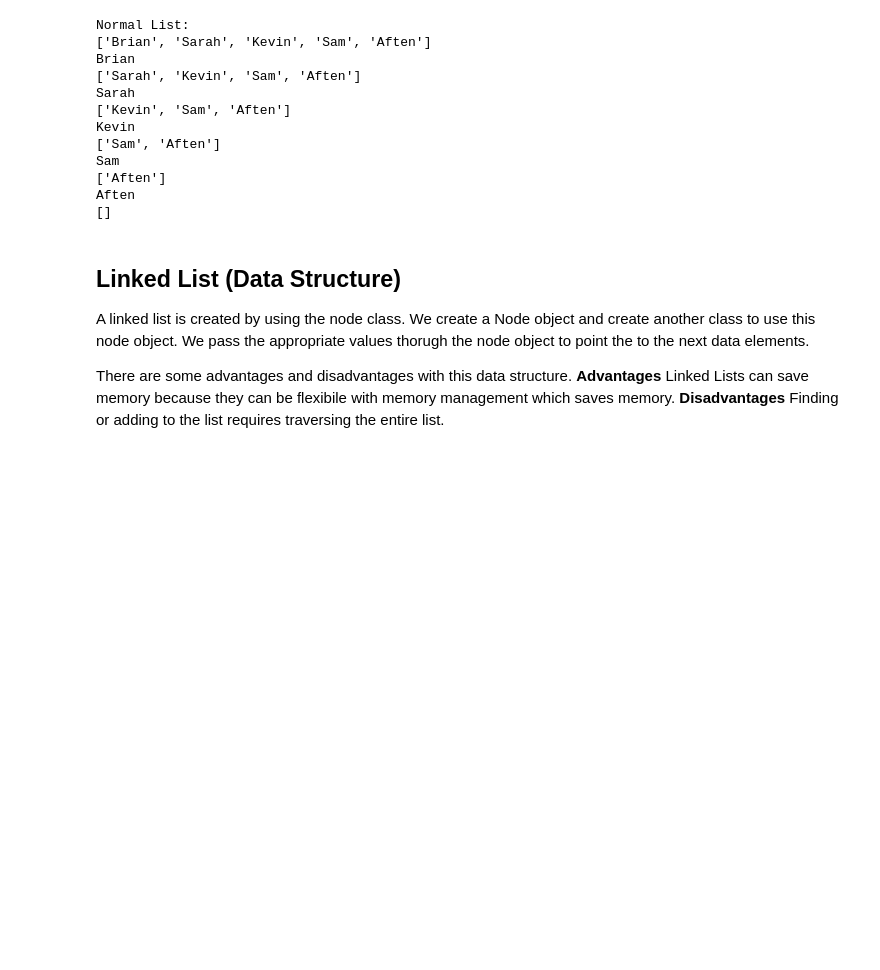
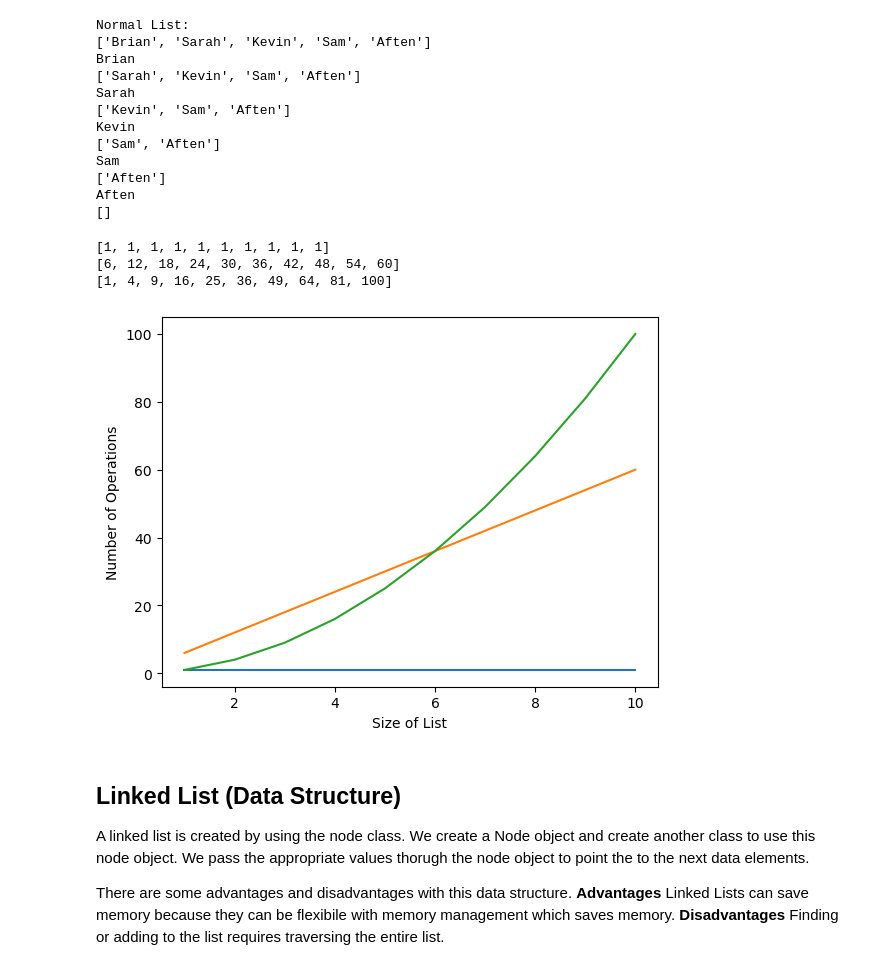
Before and after one commit to bstanton773/kekambas-132_week4_day4, a Jupyter notebook: Time_Space_Complexity_Data_Structures-Starter.ipynb, the cells around one changed output. Drawn from its saved outputs; the diff is of its cells as text; code cells hidden in the pictures; blank space fills up the shorter version.

```diff
--- a/Time_Space_Complexity_Data_Structures-Starter.ipynb
+++ b/Time_Space_Complexity_Data_Structures-Starter.ipynb
@@ -309,3 +311,58 @@ Aften
+# %%
+def loop_all_elements(a_list): # O(n)
+    num_operations = 0
+    for item in a_list:
+        num_operations += 1
+    for item in a_list:
+        num_operations += 1
+    for item in a_list:
+        num_operations += 1
+    for item in a_list:
+        num_operations += 1
+    for item in a_list:
+        num_operations += 1
+    for item in a_list:
+        num_operations += 1
+    return num_operations
+
+def get_first_element(a_list): # O(1)
+    num_operations = 0
+    num_operations += 1
+    return num_operations
+
+def nested_loop(a_list):
+    num_operations = 0
+    for i in a_list:
+        for j in a_list:
+            num_operations += 1
+    return num_operations
+# %%
+constant = []
+linear = []
+quadratic = []
+
+for i in range(1, 11):
+    test_list = [x for x in range(i)]
+    constant.append(get_first_element(test_list))
+    linear.append(loop_all_elements(test_list))
+    quadratic.append(nested_loop(test_list))
+# %%
+print(constant)
+print(linear)
+print(quadratic)
+# %% [output]
+[1, 1, 1, 1, 1, 1, 1, 1, 1, 1]
+[6, 12, 18, 24, 30, 36, 42, 48, 54, 60]
+[1, 4, 9, 16, 25, 36, 49, 64, 81, 100]
+# %%
+plt.plot([x for x in range(1, 11)], constant)
+plt.plot([x for x in range(1, 11)], linear)
+plt.plot([x for x in range(1, 11)], quadratic)
+plt.xlabel('Size of List')
+plt.ylabel('Number of Operations')
+plt.show()
+# %% [output]
+[figure, added]
 # %% [markdown]
 ## Linked List (Data Structure)
 
```
Also changed, not shown: parts of 10 cells of this notebook.
